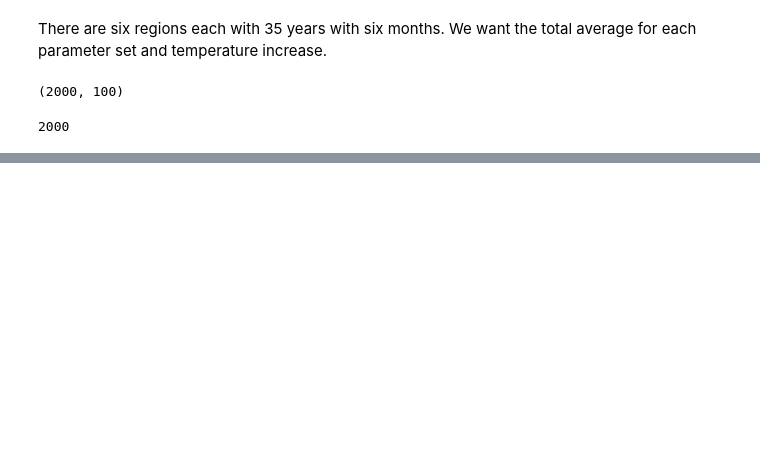
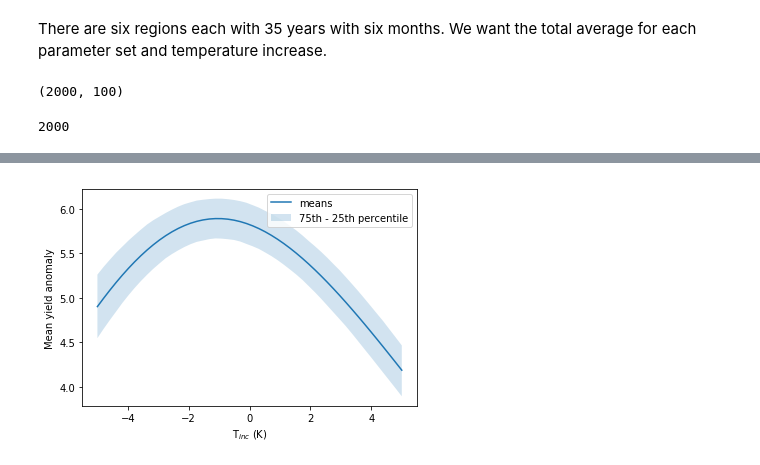
Before and after one commit to MylesBartlett/FACYnation, a Jupyter notebook: 6_Warming_impact.ipynb, the cells around one changed output, grey strips where cells are left out. Saved outputs shown, nothing was run; the diff lists cells and outputs as text; code cells hidden in the pictures; blank space fills up the shorter version.

```diff
--- a/6_Warming_impact.ipynb
+++ b/6_Warming_impact.ipynb
@@ -251,0 +329,2 @@ plt.hist(mean_yield_samples.T[0], 20)
+# %%
+samples2=fit2.extract()
@@ -251,0 +415,38 @@ plt.hist(mean_yield_samples.T[0], 20)
+# %%
+
+
+#Loop over the samples and for each parameter realisation
+
+T_incs_corr = np.linspace(-5, 5, 50)
+mean_yield_samples2 =  np.full((len(samples2['mu_t']), len(T_incs_corr)), np.nan)
+
+for n in np.arange(len(samples2['mu_t'])):
+    if n % 100 == 0:
+        print("{} out of {}".format(n, len(samples2['mu_t'])))
+    mu_t    = samples2['mu_t'][n]
+    sigma_t = samples2['sigma_t'][n]
+    mu_p    = samples2['mu_p'][n]
+    sigma_p = samples2['sigma_p'][n]
+    rho = samples2['rho'][n]
+    norm    = [samples2['norm'][n]]
+    for m, T_inc in enumerate(T_incs_corr):
+        mean_yield_samples2[n, m] = compute_mean_yield_anomaly2(T_inc, data2, mu_t, sigma_t, mu_p, sigma_p, rho, norm)
+# %%
+sample2_means   = [np.mean(s) for s in mean_yield_samples2.T]
+sample2_medians = [np.median(s) for s in mean_yield_samples2.T]
+sample2_25      = [np.percentile(s, 25.) for s in mean_yield_samples2.T]
+sample2_75      = [np.percentile(s, 75.)  for s in mean_yield_samples2.T]
+# %%
+
+plt.plot(T_incs_corr, sample2_means, label='means')
+#plt.plot(T_incs, sample_medians, label='medians')
+#plt.plot(T_incs, sample_25, label='25th percentile')
+#plt.plot(T_incs, sample_75, label='75th percentile')
+plt.fill_between(T_incs_corr, sample2_25, sample2_75, label='75th - 25th percentile', alpha=0.2)
+plt.legend()
+plt.xlabel('T$_{{inc}}$ (K)')
+plt.ylabel('Mean yield anomaly')
+plt.savefig('./figs/temperature_impact2_m5p5.pdf')
+plt.savefig('./figs/temperature_impact2_m5p5.png')
+# %% [output]
+[figure, added]
```
Also changed, not shown: parts of 35 cells of this notebook, 1 other file.
